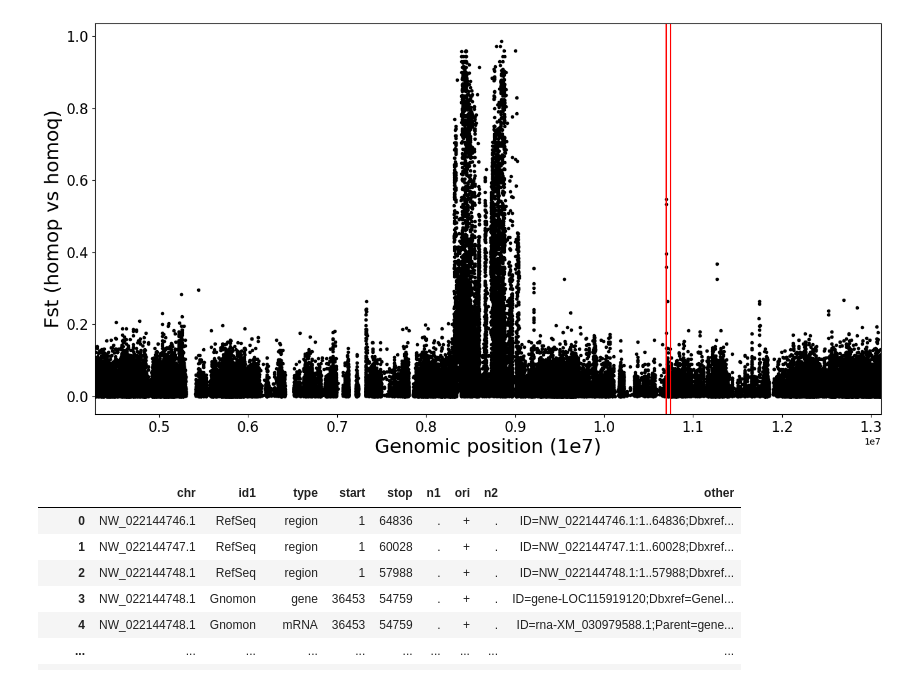
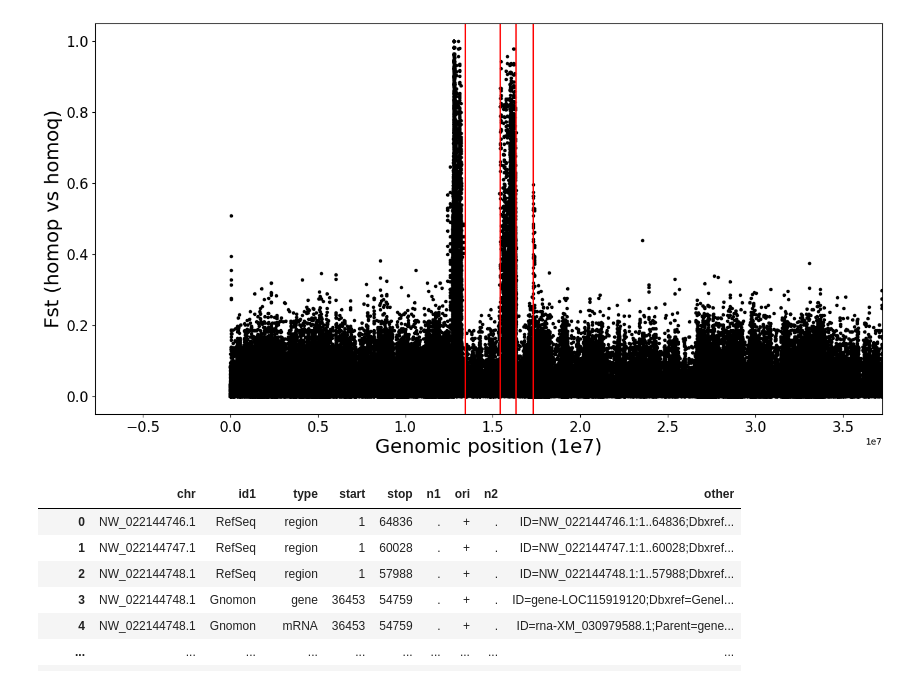
Before and after one commit to Cpetak/local_pca_pipe, a Jupyter notebook: fst_plot.ipynb, the cells around one changed output. Cells and saved outputs as stored; diff of their text form; code cells hidden in the pictures.

```diff
--- a/fst_plot.ipynb
+++ b/fst_plot.ipynb
@@ -4,7 +112,7 @@ import matplotlib.pyplot as plt
 # %%
-chr="NW_022145603.1"
-start=8291260
-stop=9094120
-df=pd.read_csv(f"{chr}_{start}_{stop}_fst.weir.fst", sep="\t")
+chr="NW_022145594.1"
+start=12702886
+stop=16793794
+df=pd.read_csv(f"local_pca_pipe/{chr}_{start}_{stop}_fst.weir.fst", sep="\t")
 # %%
 df[df["WEIR_AND_COCKERHAM_FST"]<0] = 0
@@ -11,31 +137,33 @@ df[df["WEIR_AND_COCKERHAM_FST"]<0] = 0
 # %%
 fig, ax1 = plt.subplots(figsize=(16, 8))
 plt.plot(df["POS"], df["WEIR_AND_COCKERHAM_FST"], ".",color="black")
 
 #plt.axvline(start, color="red")
 #plt.axvline(stop, color="red")
 
-plt.axvline(9094120+1_600_000, color="red")
-plt.axvline(9094120+ 1_650_000, color="red")
+#plt.axvline(9094120+1_600_000, color="red")
+#plt.axvline(9094120+ 1_650_000, color="red")
 
 offset=(stop-start) * 5 #3_000_000
 plt.xlim(start-offset,stop+offset)
 
 #print(9094120+1_600_000, 9094120+ 1_650_000)
 
 
-#plt.axvline(13424367, color="red")
-#plt.axvline(15422748, color="red")
-#plt.axvline(16793794-450_000, color="red")
+plt.axvline(13424367, color="red")
+plt.axvline(15422748, color="red")
+plt.axvline(16793794-450_000, color="red")
+plt.axvline(16793794+500_000, color="red")
+
 
 plt.ylabel("Fst (homop vs homoq)", fontsize=22)
 plt.xlabel("Genomic position (1e7)", fontsize=22)
 plt.tick_params(axis='both', which='major', labelsize=16)
 
 
 #plt.savefig("figs/603_fst.pdf", format='pdf')
 # %% [output]
-[figure, old version]
+[figure, new version]
 # %%
 #get genes
 colnames=["chr", 'id1',"type","start","stop","n1","ori","n2","other"]
```
Also changed, not shown: parts of 8 cells of this notebook, 4 other files.
